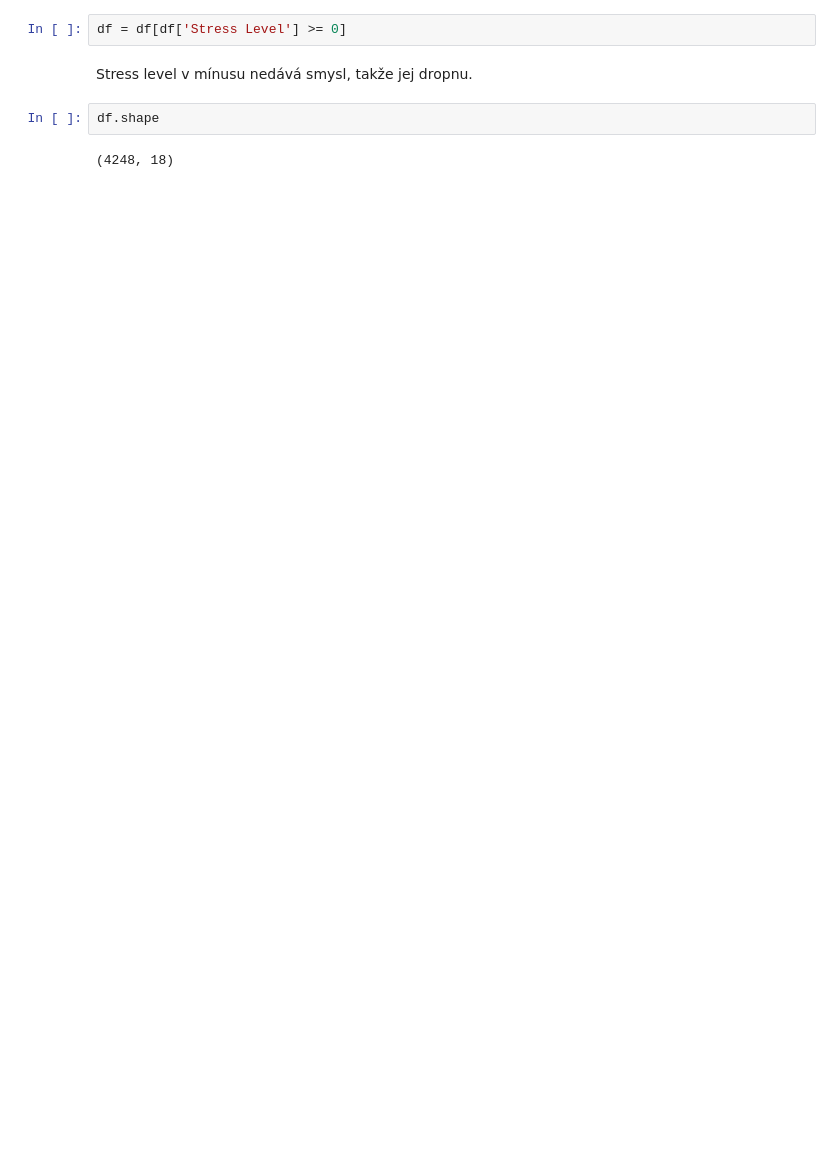
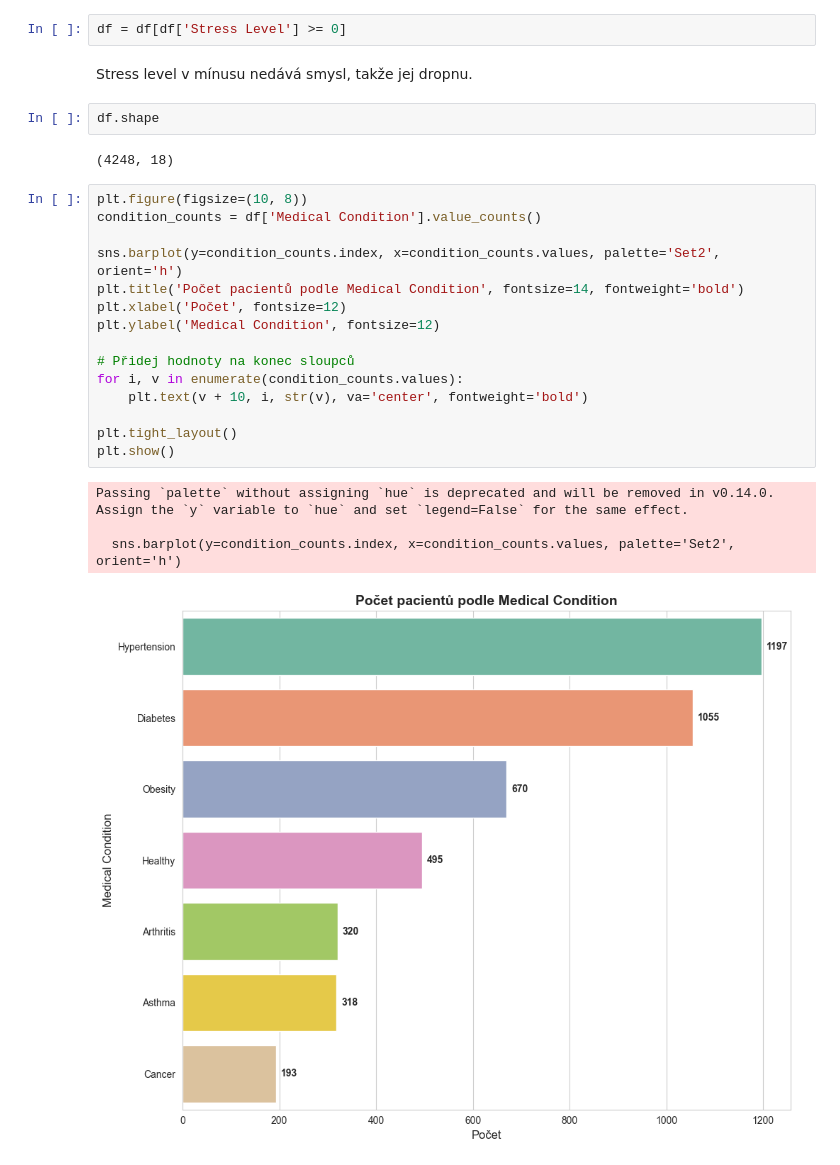
Before and after one commit to Ajraa/SU, a Jupyter notebook: project.ipynb, the cells around one changed output. Drawn from its saved outputs; the diff is of its cells as text; blank space fills up the shorter version.

```diff
--- a/project.ipynb
+++ b/project.ipynb
@@ -190,3 +194,23 @@ Stress level v mínusu nedává smysl, takže jej dropnu.
 df.shape
 # %% [output]
 (4248, 18)
+# %%
+plt.figure(figsize=(10, 8))
+condition_counts = df['Medical Condition'].value_counts()
+
+sns.barplot(y=condition_counts.index, x=condition_counts.values, palette='Set2', orient='h')
+plt.title('Počet pacientů podle Medical Condition', fontsize=14, fontweight='bold')
+plt.xlabel('Počet', fontsize=12)
+plt.ylabel('Medical Condition', fontsize=12)
+
+# Přidej hodnoty na konec sloupců
+for i, v in enumerate(condition_counts.values):
+    plt.text(v + 10, i, str(v), va='center', fontweight='bold')
+
+plt.tight_layout()
+plt.show()
+# %% [output]
+Passing `palette` without assigning `hue` is deprecated and will be removed in v0.14.0. Assign the `y` variable to `hue` and set `legend=False` for the same effect.
+
+  sns.barplot(y=condition_counts.index, x=condition_counts.values, palette='Set2', orient='h')
+[figure, added]
```
Also changed, not shown: parts of 9 cells of this notebook.
